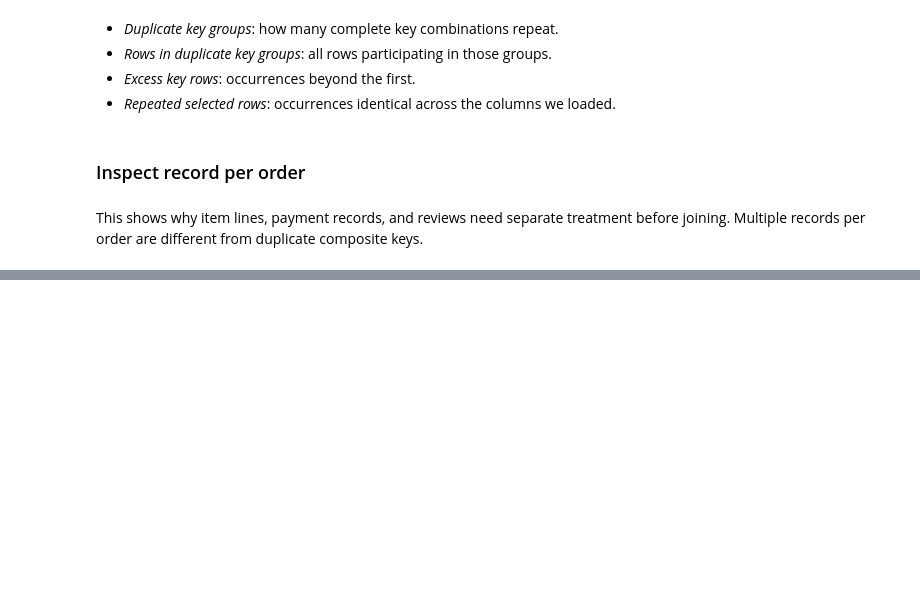
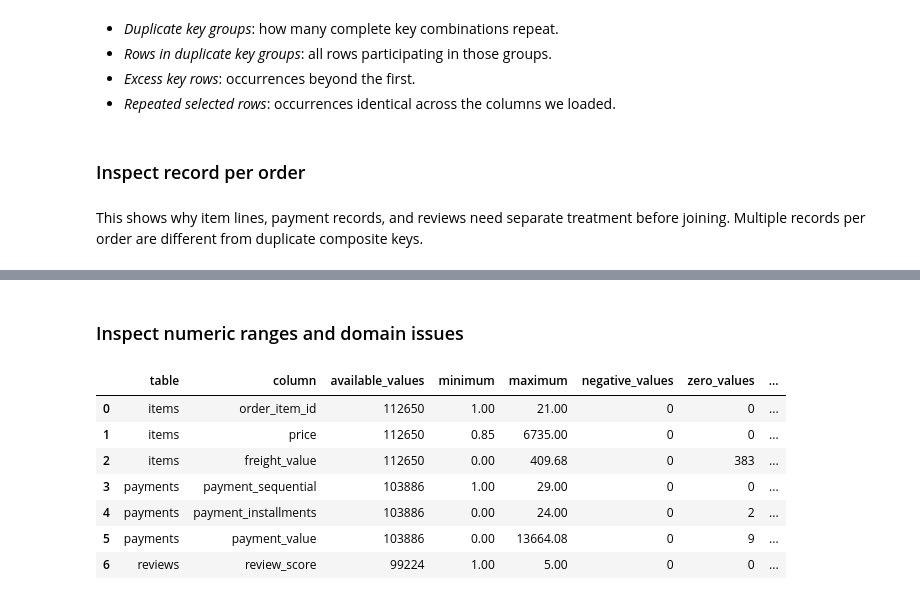
Before and after one commit to BusinessCrab/orderlens-brazilian-ecommerce-analysis, a Jupyter notebook: brazilian_ecommerce_analysis.ipynb, the cells around one changed output, grey strips where cells are left out. Drawn from its saved outputs; the diff is of its cells as text; code cells hidden in the pictures; blank space fills up the shorter version.

```diff
--- a/brazilian_ecommerce_analysis.ipynb
+++ b/brazilian_ecommerce_analysis.ipynb
@@ -493,0 +647,67 @@ display(multiplicity_audit)
+# %% [markdown]
+### Inspect numeric ranges and domain issues
+# %%
+INTEGER_FIELDS = {
+    "order_item_id",
+    "payment_sequential",
+    "payment_installments",
+    "review_score",
+}
+
+SEQUENCE_FIELDS = {
+    "order_item_id",
+    "payment_sequential",
+}
+
+numeric_rows = []
+
+for name , columns in NUMERIC_COLUMNS.items():
+    for column in columns:
+        values = tables[name][column]
+        valid_values = values.dropna()
+
+        numeric_rows.append({
+            "table": name,
+            "column": column,
+            "available_values": len(valid_values),
+            "minimum": (
+                valid_values.min() if len(valid_values) else pd.NA
+            ),
+            "maximum": (
+                valid_values.max() if len(valid_values) else pd.NA
+            ),
+            "negative_values": int(values.lt(0).fillna(False).sum()),
+            "zero_values": int(values.eq(0).fillna(False).sum()),
+            "fractional_integer_field_values": (
+                int(values.mod(1).ne(0).fillna(False).sum())
+                if column in INTEGER_FIELDS
+                else pd.NA
+            ),
+            "nonpositive_sequence_values": (
+                int(values.le(0).fillna(False).sum())
+                if column in SEQUENCE_FIELDS
+                else pd.NA
+            ),
+            "scores_outside_1_to_5": (
+                int(
+                    (
+                        values.notna()
+                        & ~values.between(1, 5).fillna(False)
+                    ).sum()
+                )
+                if column == "review_score"
+                else pd.NA
+            ),
+        })
+
+numeric_audit = pd.DataFrame(numeric_rows)
+display(numeric_audit)
+# %% [output]
+|  | table | column | available_values | minimum | maximum | negative_values | zero_values | ... |
+| 0 | items | order_item_id | 112650 | 1.00 | 21.00 | 0 | 0 | ... |
+| 1 | items | price | 112650 | 0.85 | 6735.00 | 0 | 0 | ... |
+| 2 | items | freight_value | 112650 | 0.00 | 409.68 | 0 | 383 | ... |
+| 3 | payments | payment_sequential | 103886 | 1.00 | 29.00 | 0 | 0 | ... |
+| 4 | payments | payment_installments | 103886 | 0.00 | 24.00 | 0 | 2 | ... |
+| 5 | payments | payment_value | 103886 | 0.00 | 13664.08 | 0 | 9 | ... |
+| 6 | reviews | review_score | 99224 | 1.00 | 5.00 | 0 | 0 | ... |
```
Also changed, not shown: parts of 12 cells of this notebook.
